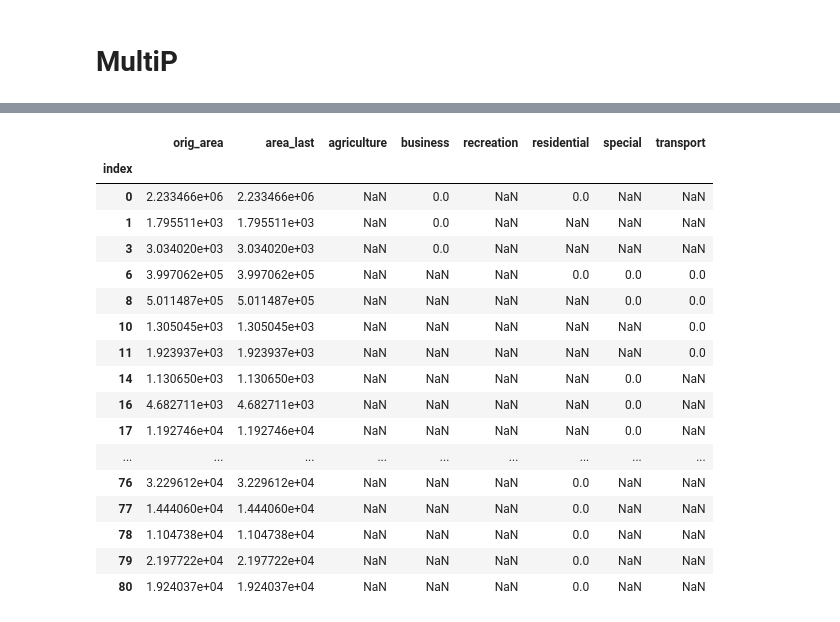
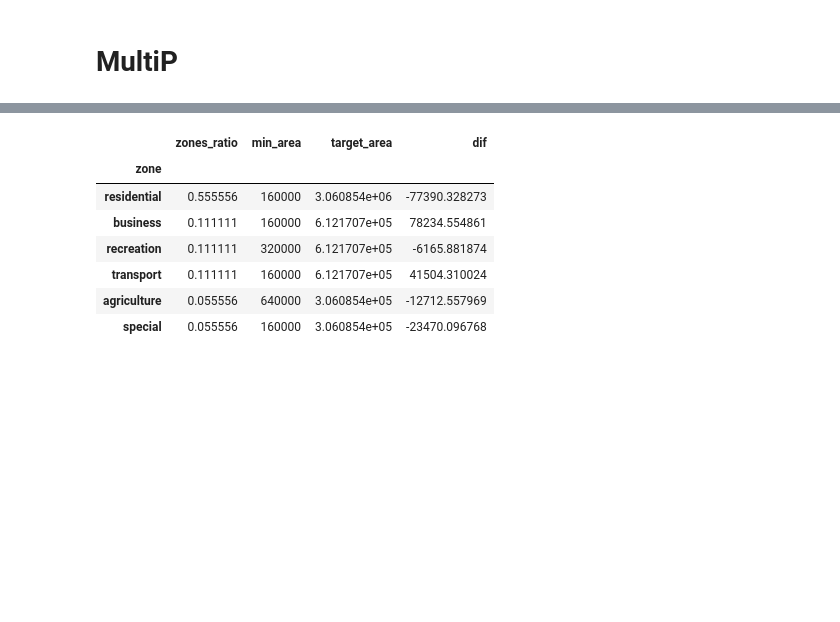
Before and after one commit to IDUclub/GenPlanner, a Jupyter notebook: app/gen_planner/python/src/poisson_sampling.ipynb, the cells around one changed output, grey strips where cells are left out. Drawn from its saved outputs; the diff is of its cells as text; code cells hidden in the pictures; blank space fills up the shorter version.

```diff
--- a/app/gen_planner/python/src/poisson_sampling.ipynb
+++ b/app/gen_planner/python/src/poisson_sampling.ipynb
@@ -197,13 +162,12 @@ polygons['subsplit_area'] = polygons.area
 polygons_points = polygons.copy()
 polygons_points.geometry = polygons_points.representative_point()
 polygons_points = polygons_points.sjoin(zones, how='inner', predicate='within').drop(columns='index_right')
-multipolys['orig_area'] = multipolys.area
 division = multipolys.sjoin(polygons_points, how='inner', predicate='contains').drop(
     columns=['index_right', 'is_splitter', 'ratio'])
 
 division['zone_str'] = division['zone_name'].apply(lambda x: x.name)
 division = division.reset_index().groupby(['index', 'zone_str']).agg(
-    {'subsplit_area': 'sum', 'orig_area': 'first', 'zone_name': 'first', 'geometry': 'first'}).reset_index().set_index(
+    {'subsplit_area': 'sum', 'zone_name': 'first', 'geometry': 'first'}).reset_index().set_index(
     'index')
 division
 # %% [output]
@@ -251,26 +188,29 @@ target_zones
 # %%
-possible_areas = division.reset_index().groupby('index').agg({'zone_str': list, 'orig_area': 'first'})
-possible_areas['area_last'] = possible_areas['orig_area']
+import pandas as pd
+
+target_zones = pd.DataFrame.from_dict(func_zones.residential_func_zone.zones_ratio, orient='index',
+                                      columns=['zones_ratio']).reset_index().rename(columns={'index': 'zone'})
+target_zones['zones_ratio'] = target_zones['zones_ratio'] / target_zones['zones_ratio'].sum()
+target_zones['min_area'] = target_zones['zone'].apply(lambda x: x.min_block_area)
+target_zones['zone'] = target_zones['zone'].apply(lambda x: x.name)
+target_zones.set_index('zone', inplace=True)
+
+possible_areas = division.reset_index().groupby('index').agg(
+    {'zone_str': list, 'subsplit_area': list})
 possible_areas = possible_areas.join(
-    possible_areas.apply(lambda x: pd.Series([0 for y in x.zone_str], index=x.zone_str), axis=1))
-possible_areas = possible_areas.drop(columns=['zone_str'])
-possible_areas
+    possible_areas.apply(lambda x: pd.Series([y for y in x.subsplit_area], index=x.zone_str), axis=1))
+possible_areas = possible_areas.drop(columns=['zone_str', 'subsplit_area'])
+possible_areas['poly_area'] = possible_areas[target_zones.index].sum(axis=1)
+target_zones['target_area'] = target_zones['zones_ratio'] * possible_areas['poly_area'].sum()
+for zone, row in target_zones.iterrows():
+    target_zones.loc[zone, 'dif'] = possible_areas[zone].sum() - row['target_area']
+target_zones
 # %% [output]
-|  | orig_area | area_last | agriculture | business | recreation | residential | special | transport |
-| index |  |  |  |  |  |  |  |  |
-| 0 | 2.233466e+06 | 2.233466e+06 | NaN | 0.0 | NaN | 0.0 | NaN | NaN |
-| 1 | 1.795511e+03 | 1.795511e+03 | NaN | 0.0 | NaN | NaN | NaN | NaN |
-| 3 | 3.034020e+03 | 3.034020e+03 | NaN | 0.0 | NaN | NaN | NaN | NaN |
-| 6 | 3.997062e+05 | 3.997062e+05 | NaN | NaN | NaN | 0.0 | 0.0 | 0.0 |
-| 8 | 5.011487e+05 | 5.011487e+05 | NaN | NaN | NaN | NaN | 0.0 | 0.0 |
-| 10 | 1.305045e+03 | 1.305045e+03 | NaN | NaN | NaN | NaN | NaN | 0.0 |
-| 11 | 1.923937e+03 | 1.923937e+03 | NaN | NaN | NaN | NaN | NaN | 0.0 |
-| 14 | 1.130650e+03 | 1.130650e+03 | NaN | NaN | NaN | NaN | 0.0 | NaN |
-| 16 | 4.682711e+03 | 4.682711e+03 | NaN | NaN | NaN | NaN | 0.0 | NaN |
-| 17 | 1.192746e+04 | 1.192746e+04 | NaN | NaN | NaN | NaN | 0.0 | NaN |
-| ... | ... | ... | ... | ... | ... | ... | ... | ... |
-| 76 | 3.229612e+04 | 3.229612e+04 | NaN | NaN | NaN | 0.0 | NaN | NaN |
-| 77 | 1.444060e+04 | 1.444060e+04 | NaN | NaN | NaN | 0.0 | NaN | NaN |
-| 78 | 1.104738e+04 | 1.104738e+04 | NaN | NaN | NaN | 0.0 | NaN | NaN |
-| 79 | 2.197722e+04 | 2.197722e+04 | NaN | NaN | NaN | 0.0 | NaN | NaN |
-| 80 | 1.924037e+04 | 1.924037e+04 | NaN | NaN | NaN | 0.0 | NaN | NaN |
+|  | zones_ratio | min_area | target_area | dif |
+| zone |  |  |  |  |
+| residential | 0.555556 | 160000 | 3.060854e+06 | -77390.328273 |
+| business | 0.111111 | 160000 | 6.121707e+05 | 78234.554861 |
+| recreation | 0.111111 | 320000 | 6.121707e+05 | -6165.881874 |
+| transport | 0.111111 | 160000 | 6.121707e+05 | 41504.310024 |
+| agriculture | 0.055556 | 640000 | 3.060854e+05 | -12712.557969 |
+| special | 0.055556 | 160000 | 3.060854e+05 | -23470.096768 |
```
Also changed, not shown: parts of 17 cells of this notebook, 1 other file.
